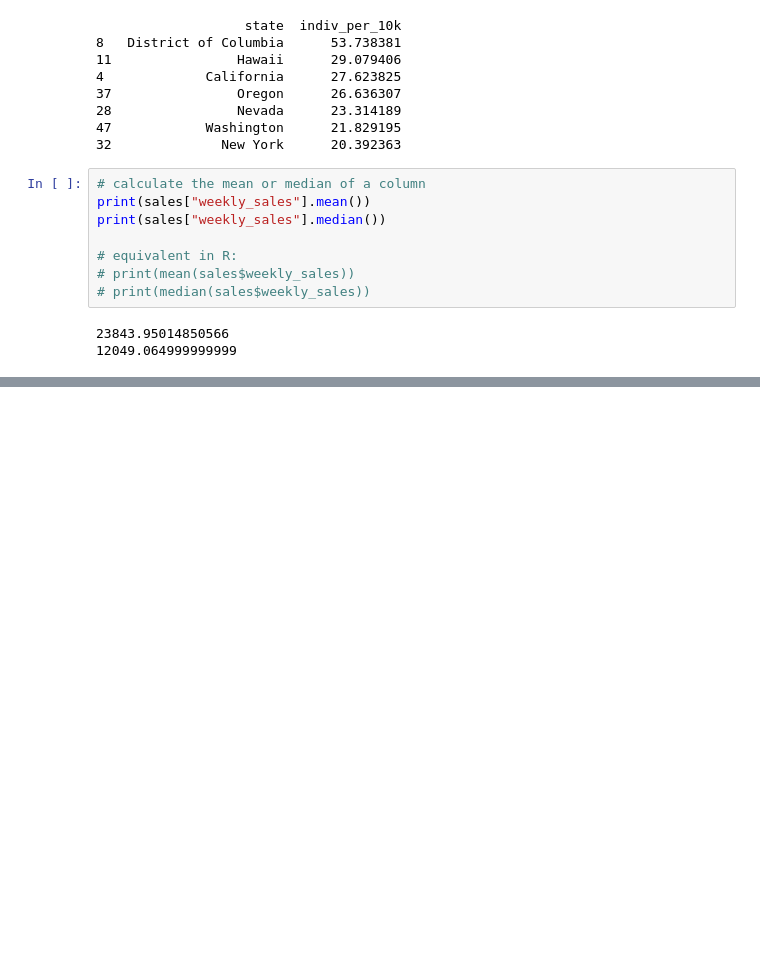
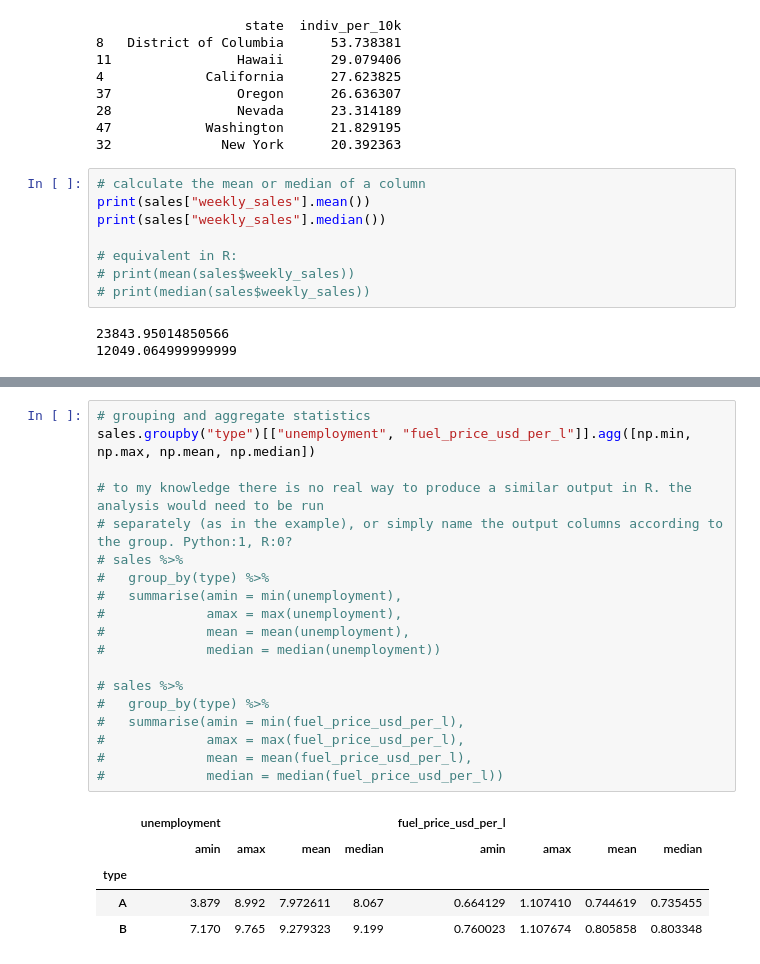
Before and after one commit to RKOpTris/python_and_r_equivalents, a Jupyter notebook: Manipulating and analysing data with NumPy.ipynb, the cells around one changed output, grey strips where cells are left out. Cells and saved outputs as stored; diff of their text form; blank space fills up the shorter version.

```diff
--- a/Manipulating and analysing data with NumPy.ipynb
+++ b/Manipulating and analysing data with NumPy.ipynb
@@ -451,0 +456,25 @@ Name: weekly_sales, dtype: float64
+# %%
+# grouping and aggregate statistics
+sales.groupby("type")[["unemployment", "fuel_price_usd_per_l"]].agg([np.min, np.max, np.mean, np.median])
+
+# to my knowledge there is no real way to produce a similar output in R. the analysis would need to be run
+# separately (as in the example), or simply name the output columns according to the group. Python:1, R:0?
+# sales %>%
+#   group_by(type) %>%
+#   summarise(amin = min(unemployment),
+#             amax = max(unemployment),
+#             mean = mean(unemployment),
+#             median = median(unemployment))
+
+# sales %>%
+#   group_by(type) %>%
+#   summarise(amin = min(fuel_price_usd_per_l),
+#             amax = max(fuel_price_usd_per_l),
+#             mean = mean(fuel_price_usd_per_l),
+#             median = median(fuel_price_usd_per_l))
+# %% [output]
+|  | unemployment |  |  |  | fuel_price_usd_per_l |  |  |  |
+|  | amin | amax | mean | median | amin | amax | mean | median |
+| type |  |  |  |  |  |  |  |  |
+| A | 3.879 | 8.992 | 7.972611 | 8.067 | 0.664129 | 1.107410 | 0.744619 | 0.735455 |
+| B | 7.170 | 9.765 | 9.279323 | 9.199 | 0.760023 | 1.107674 | 0.805858 | 0.803348 |
```
Also changed, not shown: parts of 20 cells of this notebook.
